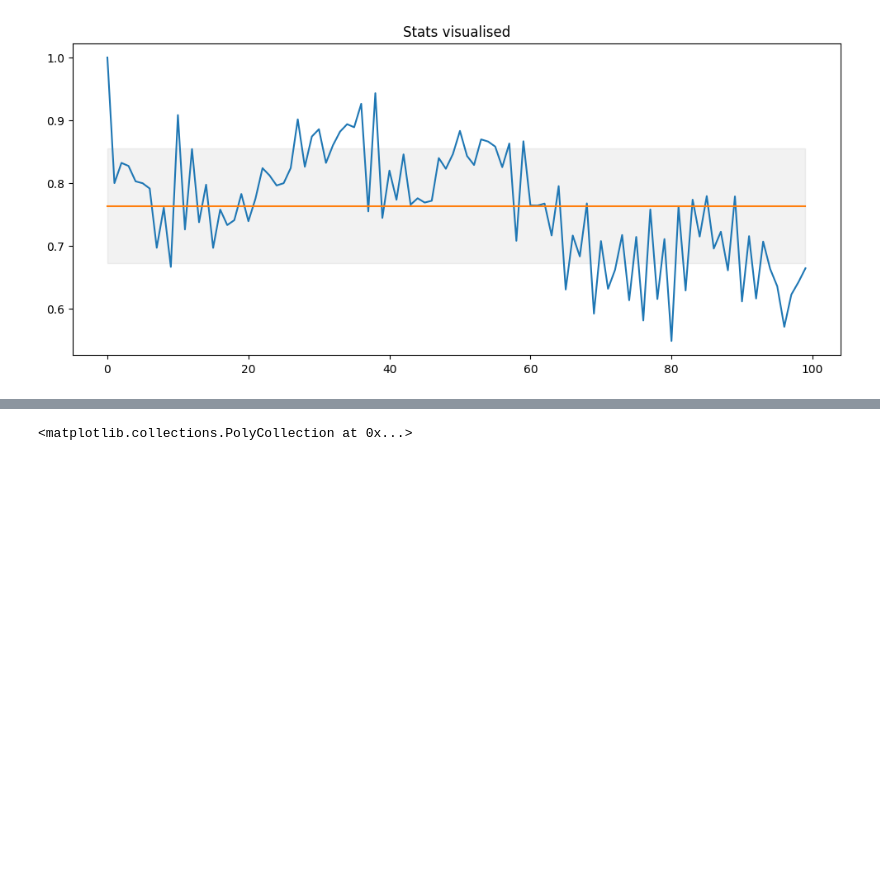
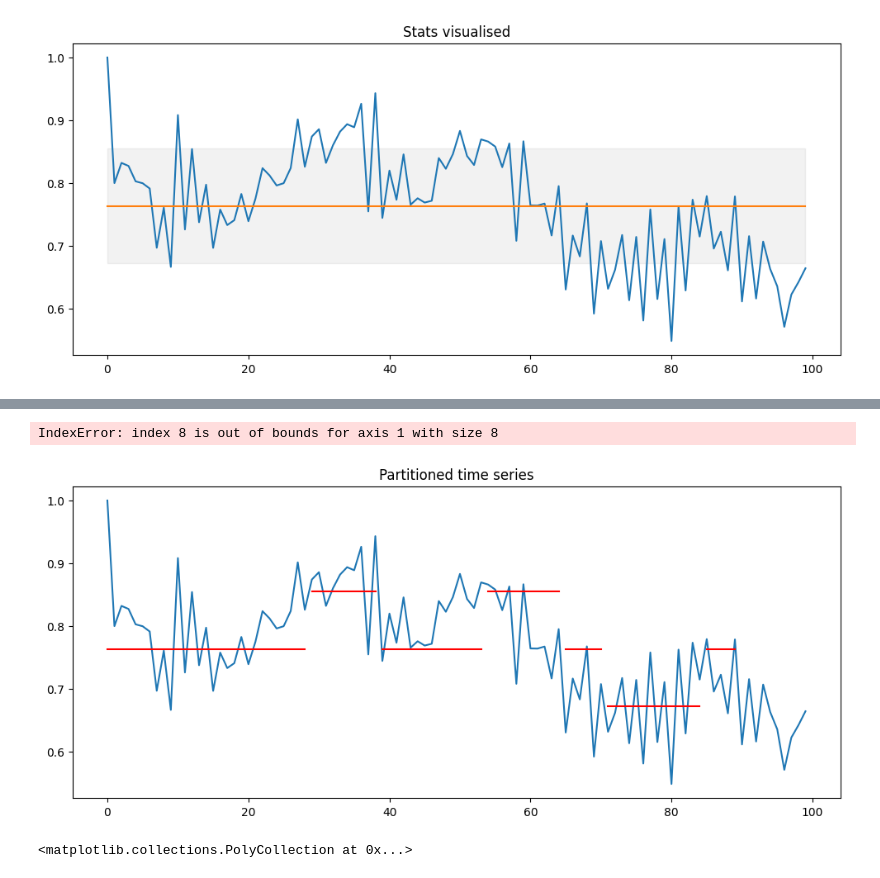
Before and after one commit to Julio-Baeta1/PythonTimeSeries, a Jupyter notebook: AR with Kalman filter Exploration.ipynb, the cells around one changed output, grey strips where cells are left out. Saved outputs shown, nothing was run; the diff lists cells and outputs as text; code cells hidden in the pictures; blank space fills up the shorter version.

Commit message:
Turned time series partition by standard deviation into a function

```diff
--- a/AR with Kalman filter Exploration.ipynb
+++ b/AR with Kalman filter Exploration.ipynb
@@ -325,0 +377,3 @@ Three standard deviations is:  0.274805507885432
+# %%
+a = partitionProcessByStd(endog,0.76374094 ,endog_std,2,2)
+print(a)
@@ -373,3 +424,25 @@ less than at index:  90
+# %%
+def partitianedProcessPlotter(process,seg_mat):
+    # Plots process and partians as mean lines
+
+    plt.figure(figsize=(12,5), dpi=100)
+    plt.title('Partitioned time series')
+    plt.plot(process)
+
+    for i in range(seg_mat.shape[1]):
+
+        if (i < seg_mat.shape[1]-1):
+            mean_line = np.ones(int(seg_mat[0,i+1])-int(seg_mat[0,i]))*seg_mat[1,i]
+            plt.plot(range(int(seg_mat[0,i]),int(seg_mat[0,i+1])),mean_line, color='r')
+        else:
+            mean_line = np.ones(len(process)-int(seg_mat[0,i]))*seg_mat[1,i]
+            plt.plot(range(int(seg_mat[0,i]),len(process)),mean_line, color='r')
+        #
+# %%
+partitianedProcessPlotter(endog,a)
+# %% [output]
+IndexError: index 8 is out of bounds for axis 1 with size 8
+[figure, added]
 # %%
 mean_line_1 = np.ones(29)*0.76374094
 mean_line_2 = np.ones(39-29)*(mean_line_1[0]+endog_std)
```
Also changed, not shown: parts of 6 cells of this notebook.
